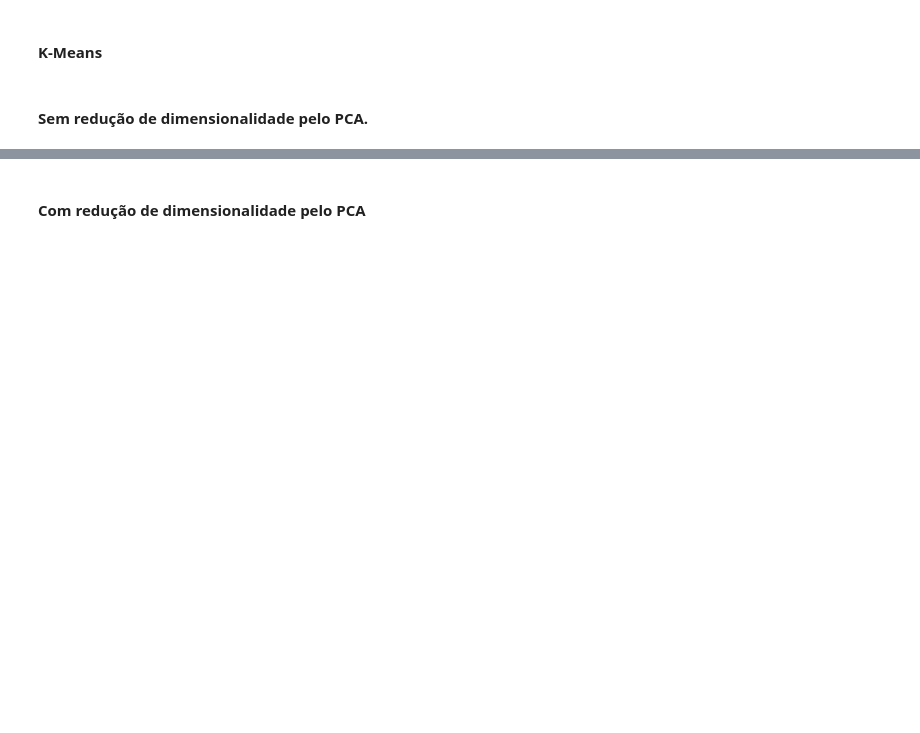
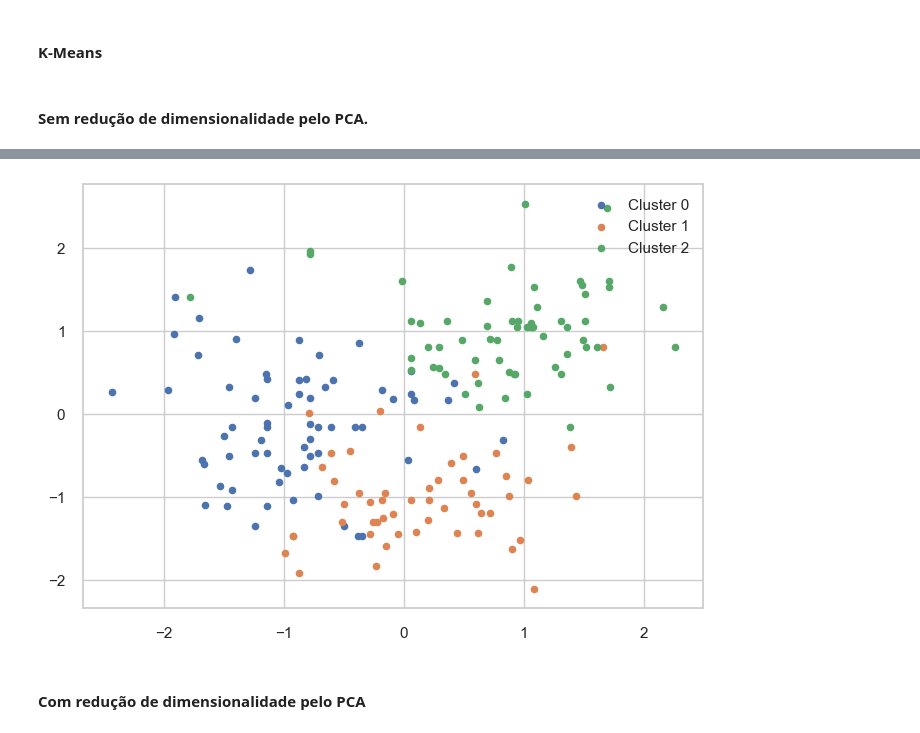
Before and after one commit to BrunoLod/Data_Science, a Jupyter notebook: unsupervised_learning/k_means_clustering_wines.ipynb, the cells around one changed output, grey strips where cells are left out. Drawn from its saved outputs; the diff is of its cells as text; code cells hidden in the pictures; blank space fills up the shorter version.

```diff
--- a/unsupervised_learning/k_means_clustering_wines.ipynb
+++ b/unsupervised_learning/k_means_clustering_wines.ipynb
@@ -440,3 +513,29 @@ print(f"Índice Davis Bouldin do modelo : {davis_bouldin.round(3)}")
+# %%
+X_array = np.array(df_2.values)
+y_array = np.array(model_2.fit_predict(df_2))
+# %%
+def visualize_cluster(X: float, y: int, size : int):
+    """
+    Function that build a cluster graph for cluster's visualization
+    """
+    # Noting the labels for each points
+    unique_labels = set(y)
+
+    # Building the graph with the labels.
+    for label in unique_labels:
+        plt.scatter(X[y==label][:, 0], X[y==label][:, 1], s = size, label = f"Cluster {label}")
+
+    plt.legend(loc="upper right")
+
+    plt.show()
+# %%
+visualize_cluster(
+    X    = X_array,
+    y    = y_array,
+    size = 20
+)
+# %% [output]
+[figure, added]
 # %% [markdown]
 #### Com redução de dimensionalidade pelo PCA
 # %%
```
Also changed, not shown: parts of 31 cells of this notebook, 1 other file.
